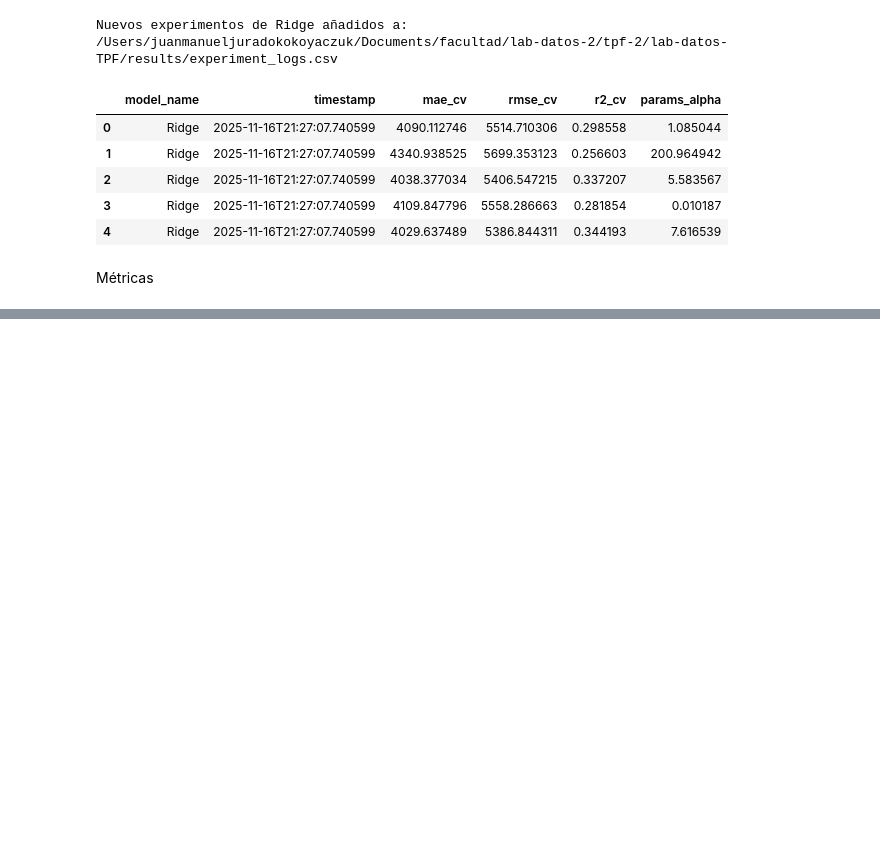
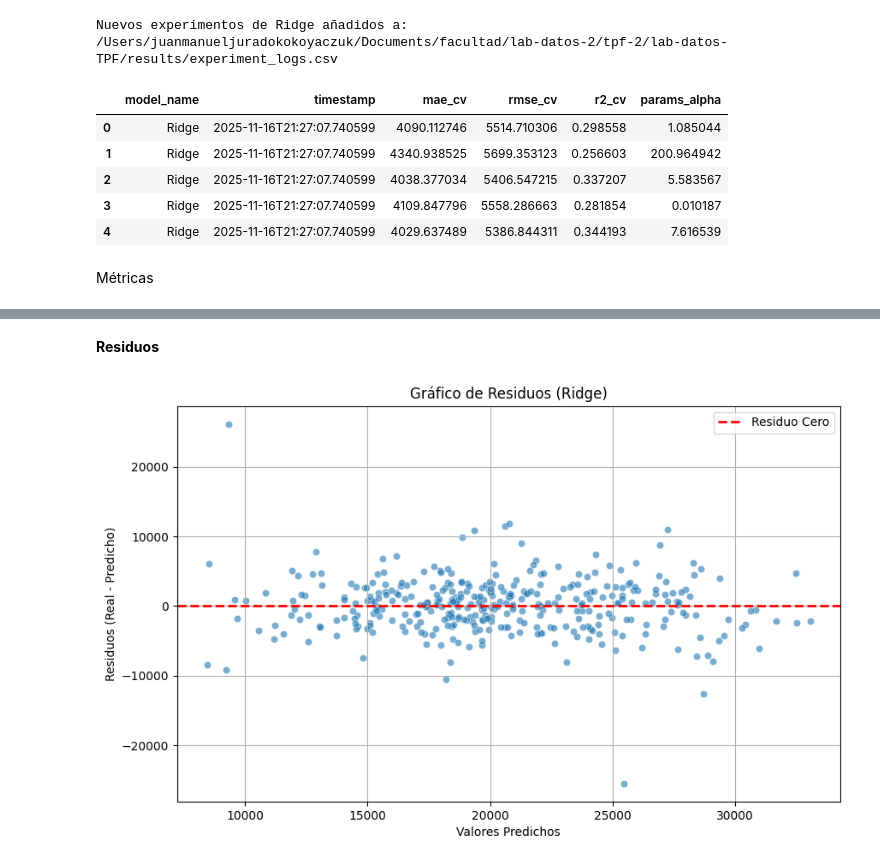
Before and after one commit to VexxAl/lab-datos-TPF, a Jupyter notebook: notebooks/models.ipynb, the cells around one changed output, grey strips where cells are left out. Cells and saved outputs as stored; diff of their text form; code cells hidden in the pictures; blank space fills up the shorter version.

```diff
--- a/notebooks/models.ipynb
+++ b/notebooks/models.ipynb
@@ -882,0 +918,22 @@ Test  -> MAE: 2895.5544  | RMSE: 4047.3908  | R²: 0.5626
+# %% [markdown]
+**Residuos**
+# %%
+# Calcular los residuos
+residuos_ridge = y_test - pred_test_ridge
+
+plt.figure(figsize=(10, 6))
+
+# Scatter plot de valores predichos vs. residuos
+sns.scatterplot(x=pred_test_ridge, y=residuos_ridge, alpha=0.6)
+
+# Línea horizontal en cero (ideal)
+plt.axhline(y=0, color='r', linestyle='--', lw=2, label='Residuo Cero')
+
+plt.xlabel("Valores Predichos")
+plt.ylabel("Residuos (Real - Predicho)")
+plt.title("Gráfico de Residuos (Ridge)")
+plt.legend()
+plt.grid(True)
+plt.show()
+# %% [output]
+[figure, added]
```
Also changed, not shown: parts of 8 cells of this notebook.
